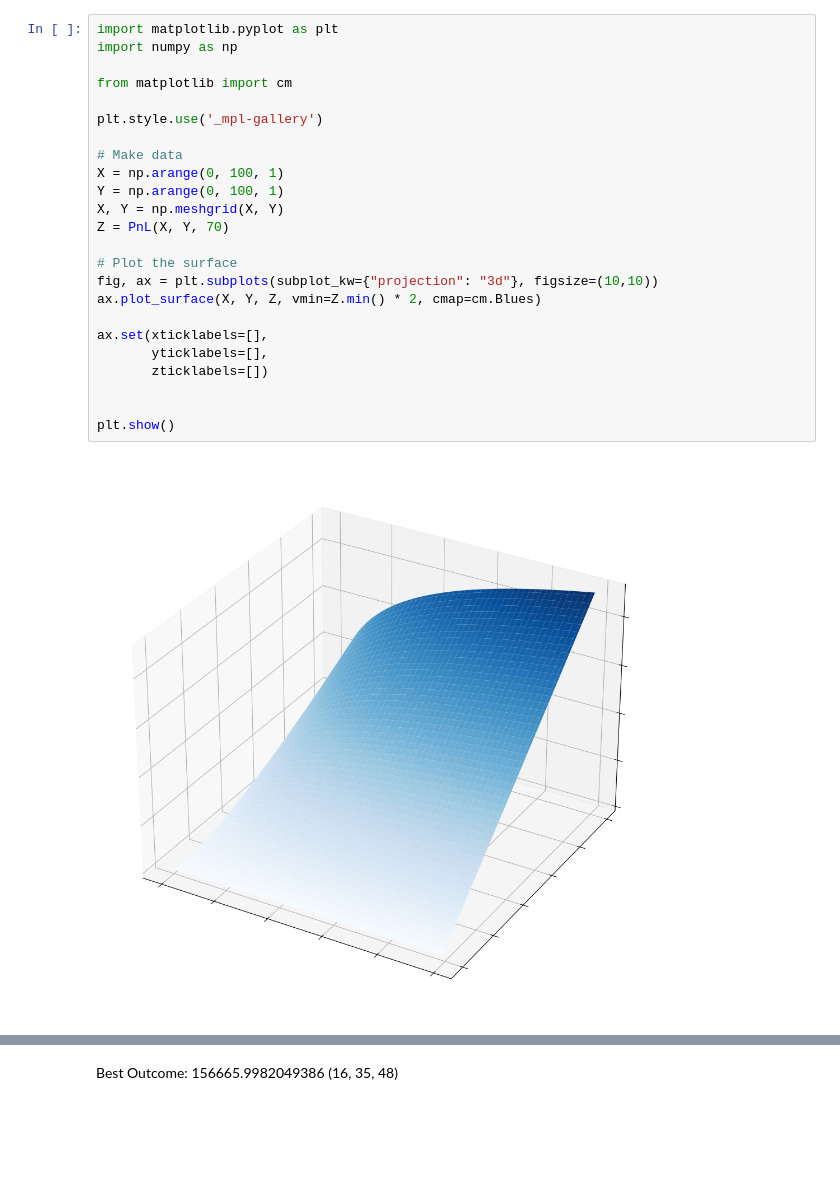
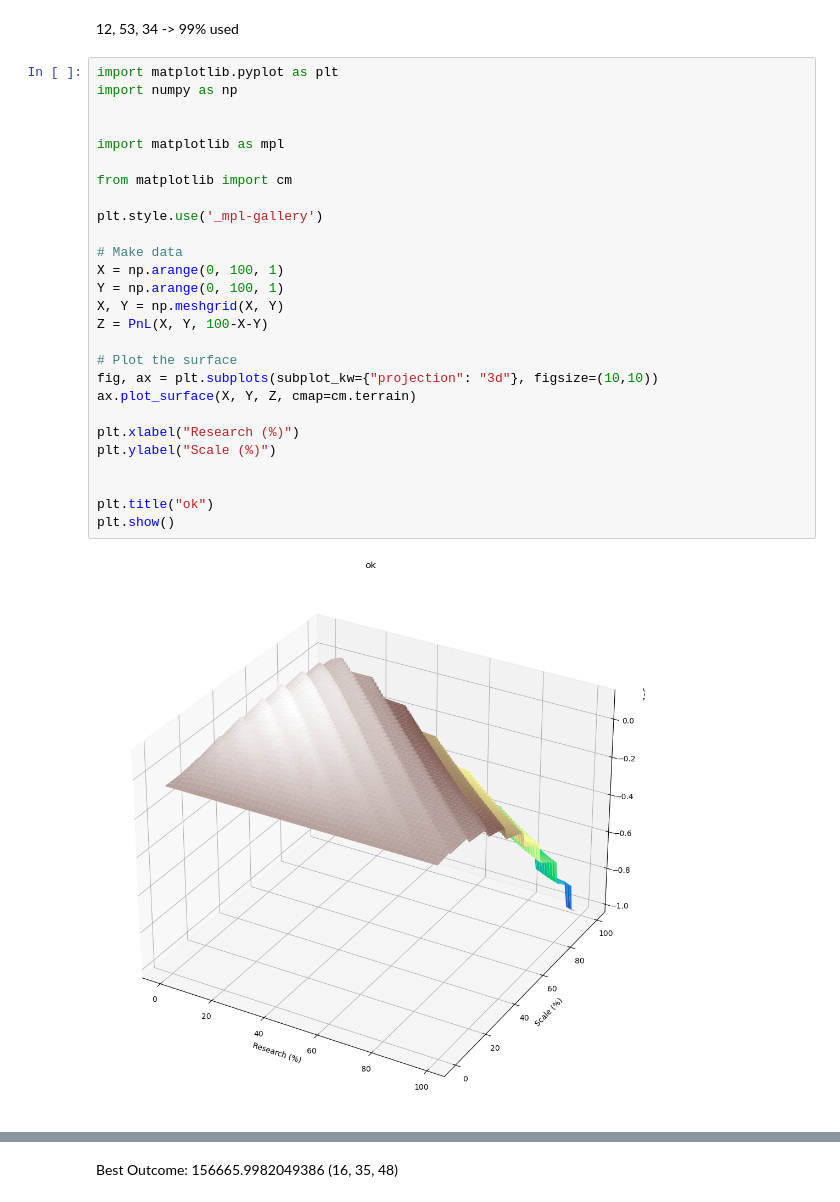
Before and after one commit to paulmaxeiner/imc-prosperity-4, a Jupyter notebook: round2/manual.ipynb, the cells around one changed output, grey strips where cells are left out. Drawn from its saved outputs; the diff is of its cells as text; blank space fills up the shorter version.

```diff
--- a/round2/manual.ipynb
+++ b/round2/manual.ipynb
@@ -50,26 +210,31 @@ print(best_d)
+# %% [markdown]
+12, 53, 34 -> 99% used
 # %%
 import matplotlib.pyplot as plt
 import numpy as np
+
+
+import matplotlib as mpl
 
 from matplotlib import cm
 
 plt.style.use('_mpl-gallery')
 
 # Make data
 X = np.arange(0, 100, 1)
 Y = np.arange(0, 100, 1)
 X, Y = np.meshgrid(X, Y)
-Z = PnL(X, Y, 70)
+Z = PnL(X, Y, 100-X-Y)
 
 # Plot the surface
 fig, ax = plt.subplots(subplot_kw={"projection": "3d"}, figsize=(10,10))
-ax.plot_surface(X, Y, Z, vmin=Z.min() * 2, cmap=cm.Blues)
+ax.plot_surface(X, Y, Z, cmap=cm.terrain)
 
-ax.set(xticklabels=[],
-       yticklabels=[],
-       zticklabels=[])
+plt.xlabel("Research (%)")
+plt.ylabel("Scale (%)")
 
 
+plt.title("ok")
 plt.show()
 # %% [output]
-[figure, old version]
+[figure, new version]
```
Also changed, not shown: parts of 11 cells of this notebook, 2 other files.
